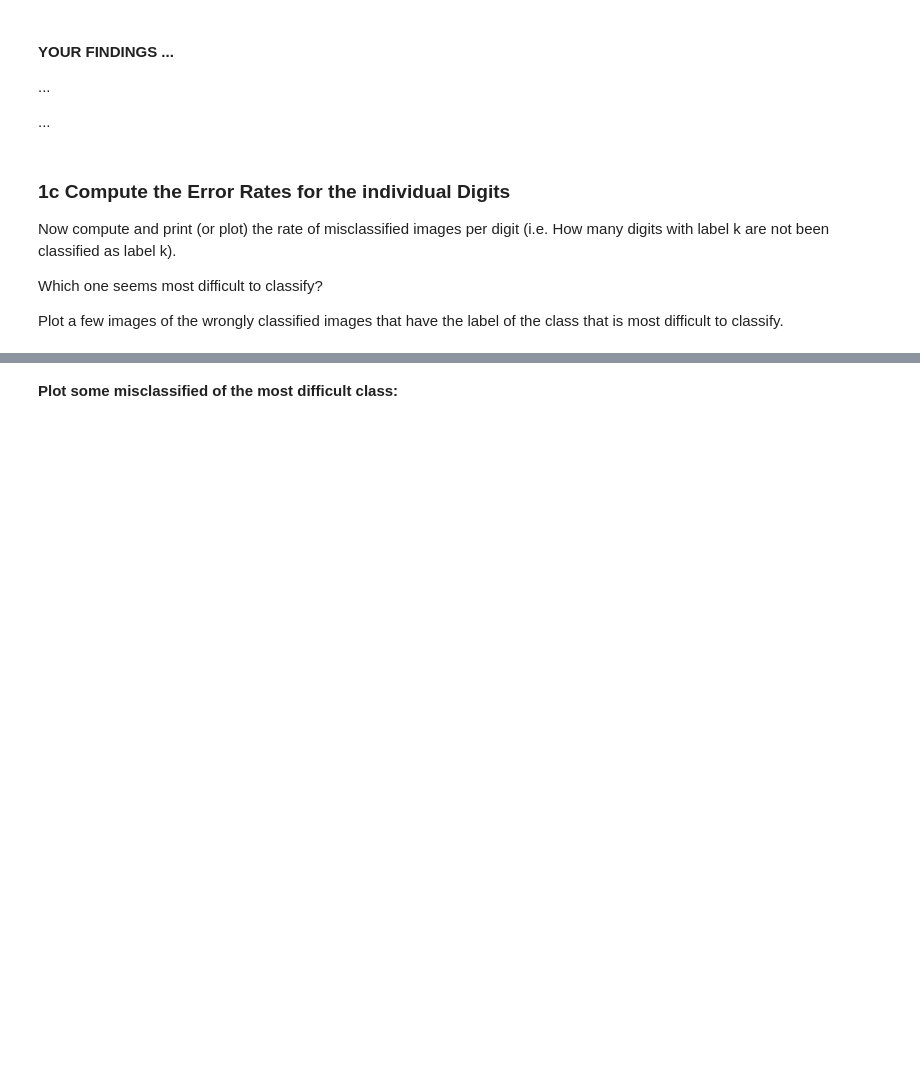
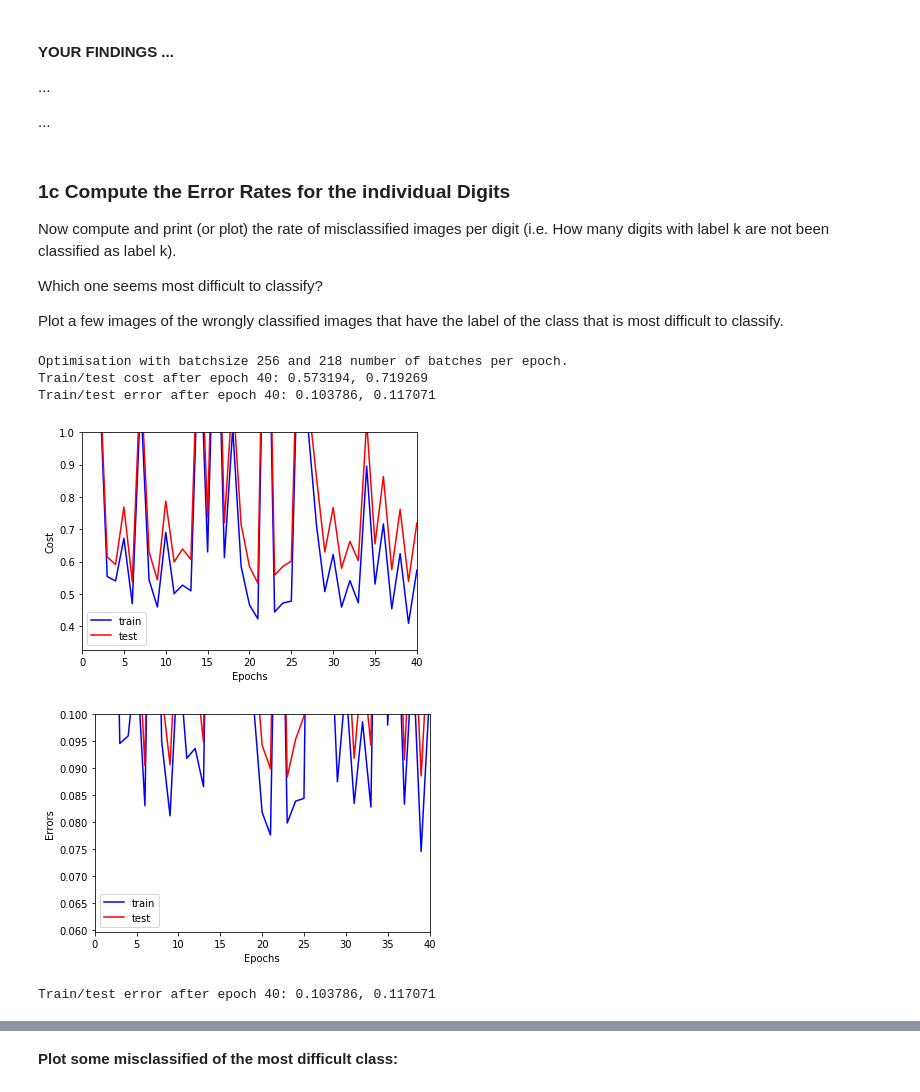
Before and after one commit to PatCH0816/TSM_DeLearn, a Jupyter notebook: exercises/exercise3/MNIST_classifier_softmax_stud.ipynb, the cells around one changed output, grey strips where cells are left out. Saved outputs shown, nothing was run; the diff lists cells and outputs as text; code cells hidden in the pictures; blank space fills up the shorter version.

```diff
--- a/exercises/exercise3/MNIST_classifier_softmax_stud.ipynb
+++ b/exercises/exercise3/MNIST_classifier_softmax_stud.ipynb
@@ -841,0 +820,24 @@ y_pred = predict(W,b,x_test)
+# %%
+## Reset using best hyper params
+W,b = initialize_params(28*28, 10)
+
+### START YOUR CODE ###
+
+alpha = best_learning_rate
+nepochs = best_nepochs
+batchsize = best_batchsize
+
+params, metrics = optimize(W, b, x_train, y_train, x_test, y_test, nepochs=nepochs, alpha=alpha, batchsize=batchsize, debug=False)
+
+### END YOUR CODE ###
+
+metrics.plot_cost_curves(ymin=0.0, ymax=1.0,logy=False)
+metrics.plot_error_curves(ymin=0.0, ymax=0.1,logy=False)
+metrics.print_latest_errors()
+# %% [output]
+Optimisation with batchsize 256 and 218 number of batches per epoch.
+Train/test cost after epoch 40: 0.573194, 0.719269
+Train/test error after epoch 40: 0.103786, 0.117071
+[figure, added]
+[figure, added]
+Train/test error after epoch 40: 0.103786, 0.117071
```
Also changed, not shown: parts of 11 cells of this notebook.
